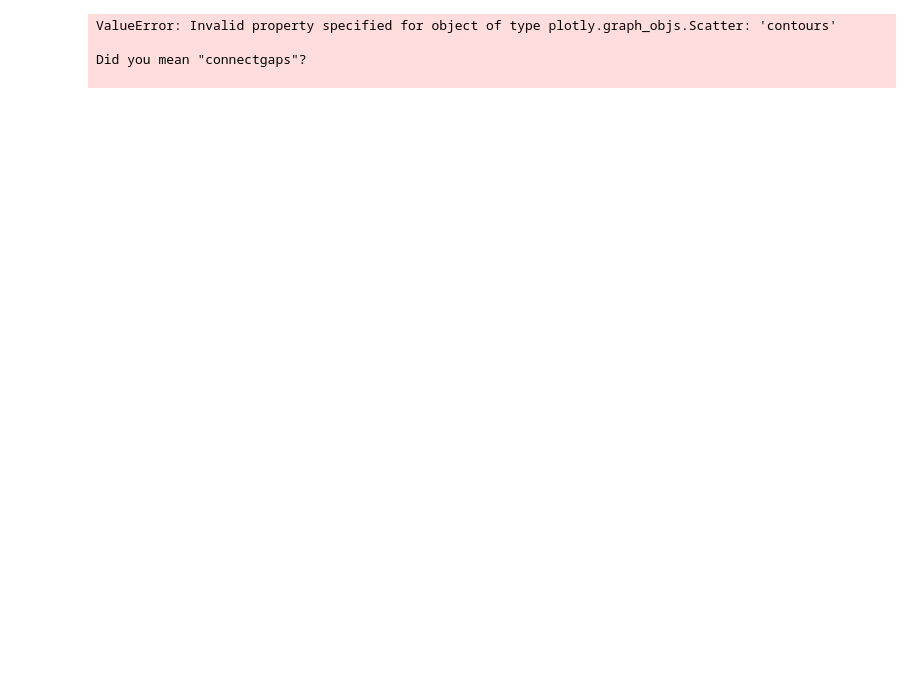
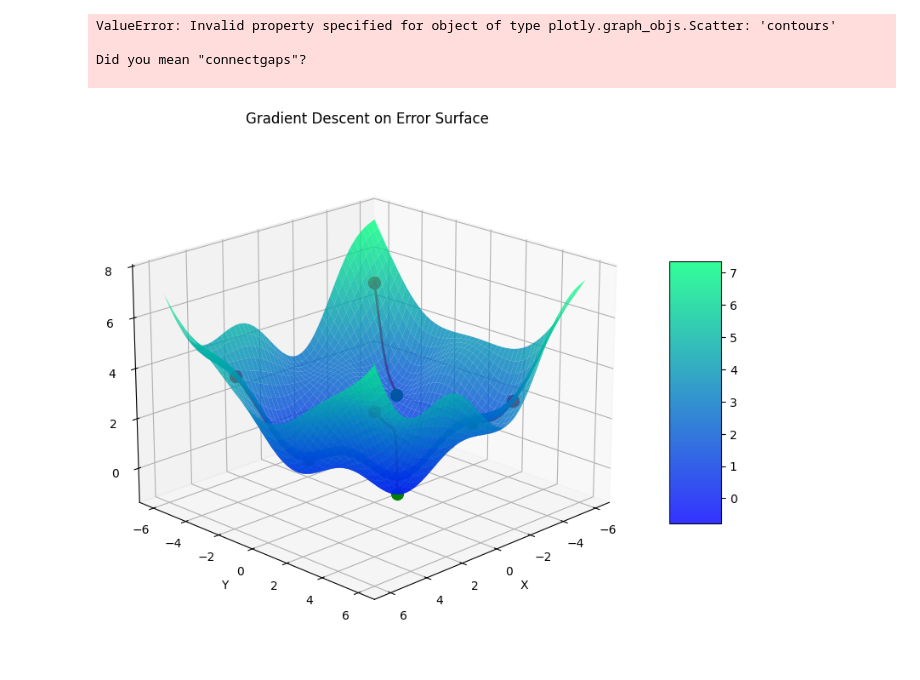
Before and after one commit to Akshayredekar07/Deep-Learning-Challengers-Series, a Jupyter notebook: 03. NPTEL/Week04/contuors.ipynb, the cells around one changed output. Saved outputs shown, nothing was run; the diff lists cells and outputs as text; code cells hidden in the pictures; blank space fills up the shorter version.

```diff
--- a/03. NPTEL/Week04/contuors.ipynb
+++ b/03. NPTEL/Week04/contuors.ipynb
@@ -130,3 +130,79 @@ ValueError: Invalid property specified for object of type plotly.graph_objs.Scat
 
 Did you mean "connectgaps"?
 
+# %%
+import numpy as np
+import matplotlib.pyplot as plt
+from mpl_toolkits.mplot3d import Axes3D
+
+# Create figure
+fig = plt.figure(figsize=(12, 8))
+ax = fig.add_subplot(111, projection='3d')
+
+# Generate surface data
+x = np.linspace(-6, 6, 100)
+y = np.linspace(-6, 6, 100)
+X, Y = np.meshgrid(x, y)
+
+# Define error surface function (bowl-shaped with some local minima)
+Z = 0.1 * (X**2 + Y**2) + np.sin(X) * np.cos(Y)
+
+# Plot the surface
+# surface = ax.plot_surface(X, Y, Z, cmap='coolwarm', alpha=0.8)
+# surface = ax.plot_surface(X, Y, Z, cmap='viridis', alpha=0.8)
+surface = ax.plot_surface(X, Y, Z, cmap='winter', alpha=0.8)
+
+# Generate gradient descent path
+def gradient_descent(start_x, start_y, learning_rate=0.1, n_steps=50):
+    path_x = [start_x]
+    path_y = [start_y]
+    path_z = [0.1 * (start_x**2 + start_y**2) + np.sin(start_x) * np.cos(start_y)]
+
+    for _ in range(n_steps):
+        x = path_x[-1]
+        y = path_y[-1]
+
+        # Compute gradients
+        dx = 0.2 * x + np.cos(x) * np.cos(y)
+        dy = 0.2 * y - np.sin(x) * np.sin(y)
+
+        # Update position
+        new_x = x - learning_rate * dx
+        new_y = y - learning_rate * dy
+        new_z = 0.1 * (new_x**2 + new_y**2) + np.sin(new_x) * np.cos(new_y)
+
+        path_x.append(new_x)
+        path_y.append(new_y)
+        path_z.append(new_z)
+
+    return np.array(path_x), np.array(path_y), np.array(path_z)
+
+# Generate and plot multiple gradient descent paths from different starting points
+start_points = [
+    (5, 5),
+    (-4, 4),
+    (4, -4),
+    (-5, -5)
+]
+
+for start_x, start_y in start_points:
+    path_x, path_y, path_z = gradient_descent(start_x, start_y)
+    ax.plot(path_x, path_y, path_z, 'r-', linewidth=2, markersize=8)
+    ax.scatter(path_x[0], path_y[0], path_z[0], color='red', s=100, label='Start')
+    ax.scatter(path_x[-1], path_y[-1], path_z[-1], color='green', s=100, label='End')
+
+# Customize the plot
+ax.set_xlabel('X')
+ax.set_ylabel('Y')
+ax.set_zlabel('Error')
+ax.set_title('Gradient Descent on Error Surface')
+
+# Add a color bar
+fig.colorbar(surface, ax=ax, shrink=0.5, aspect=5)
+
+# Adjust the view angle for better visualization
+ax.view_init(elev=20, azim=45)
+
+plt.show()
+# %% [output]
+[figure, added]
```
Also changed, not shown: parts of 7 cells of this notebook, 9 other files.
